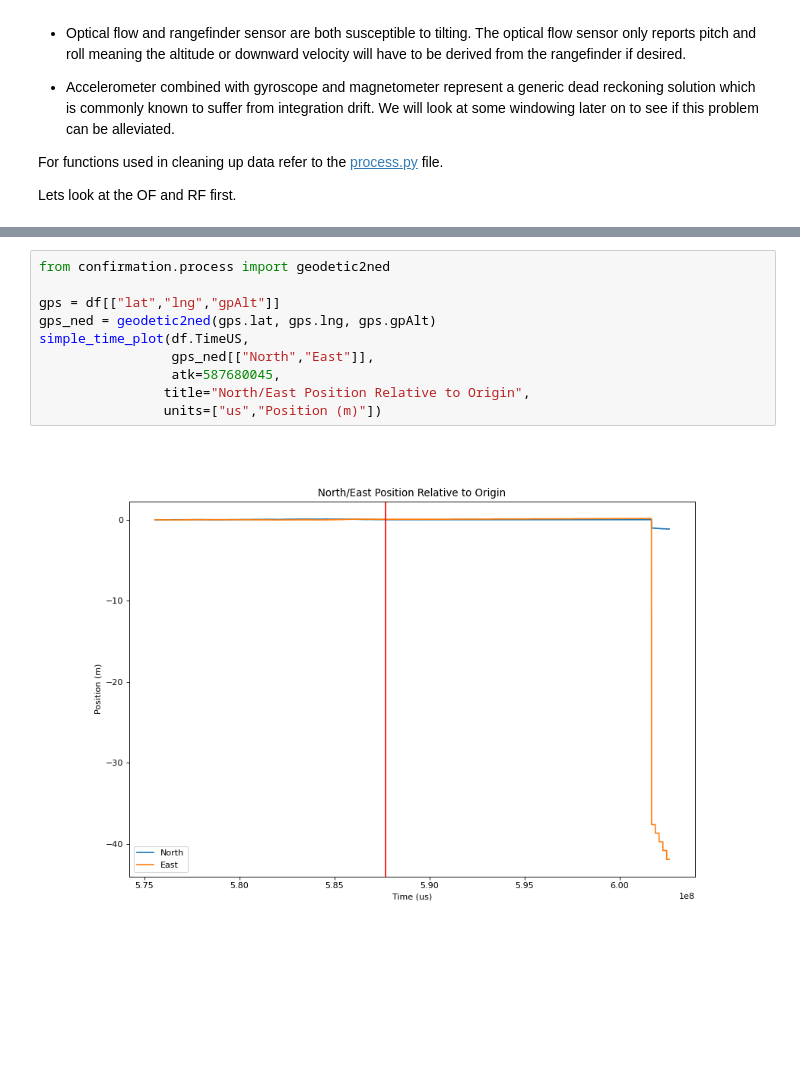
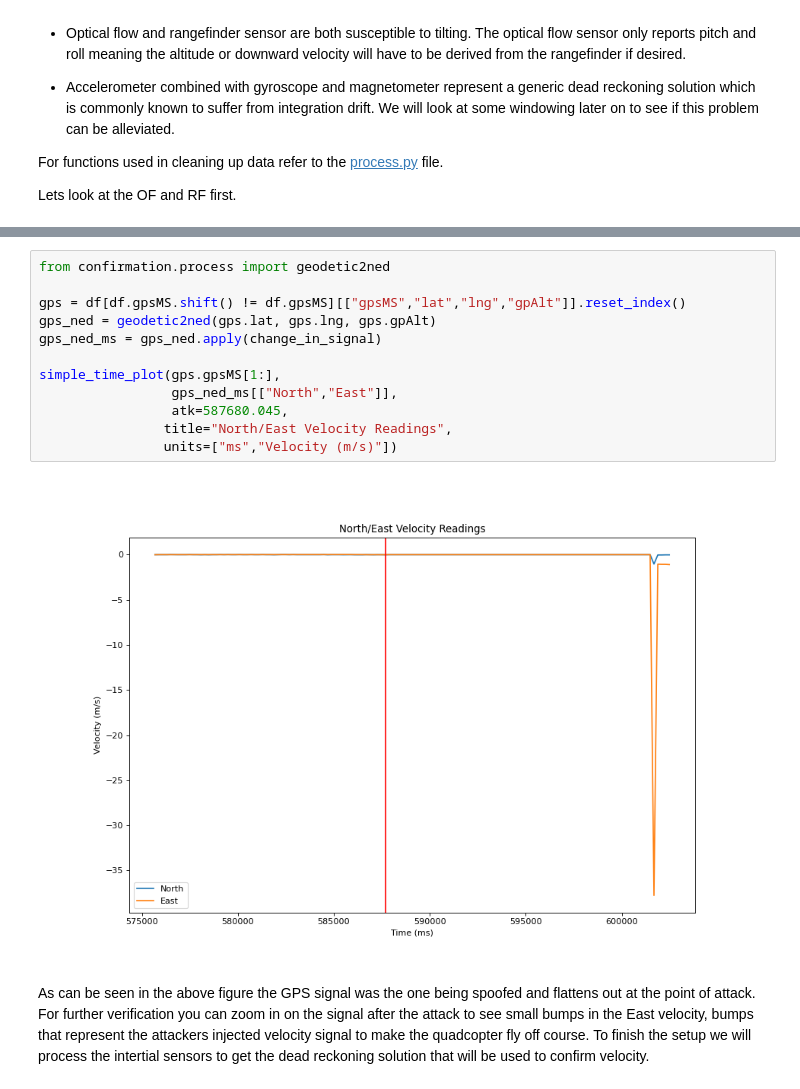
Before and after one commit to BaileySri/Practical-Software-Defense-for-GPS-Spoofing-on-a-Hobby-UAV-Offline, a Jupyter notebook: notebooks/0.1-bks-attack-idle.ipynb, the cells around one changed output, grey strips where cells are left out. Drawn from its saved outputs; the diff is of its cells as text; blank space fills up the shorter version.

```diff
--- a/notebooks/0.1-bks-attack-idle.ipynb
+++ b/notebooks/0.1-bks-attack-idle.ipynb
@@ -396,12 +392,23 @@ GPS from geodetic coordinates.
 # %%
 from confirmation.process import geodetic2ned
 
-gps = df[["lat","lng","gpAlt"]]
+gps = df[df.gpsMS.shift() != df.gpsMS][["gpsMS","lat","lng","gpAlt"]].reset_index()
 gps_ned = geodetic2ned(gps.lat, gps.lng, gps.gpAlt)
-simple_time_plot(df.TimeUS,
-                 gps_ned[["North","East"]],
-                 atk=587680045,
-                title="North/East Position Relative to Origin",
-                units=["us","Position (m)"])
+gps_ned_ms = gps_ned.apply(change_in_signal)
+
+simple_time_plot(gps.gpsMS[1:],
+                 gps_ned_ms[["North","East"]],
+                 atk=587680.045,
+                title="North/East Velocity Readings",
+                units=["ms","Velocity (m/s)"])
 # %% [output]
-[figure, old version]
+[figure, new version]
+# %% [markdown]
+As can be seen in the above figure the GPS signal was the one
+being spoofed and flattens out at the point of attack. For
+further verification you can zoom in on the signal after the
+attack to see small bumps in the East velocity, bumps that
+represent the attackers injected velocity signal to make
+the quadcopter fly off course. To finish the setup we will
+process the intertial sensors to get the dead reckoning
+solution that will be used to confirm velocity.
```
Also changed, not shown: parts of 4 cells of this notebook.
